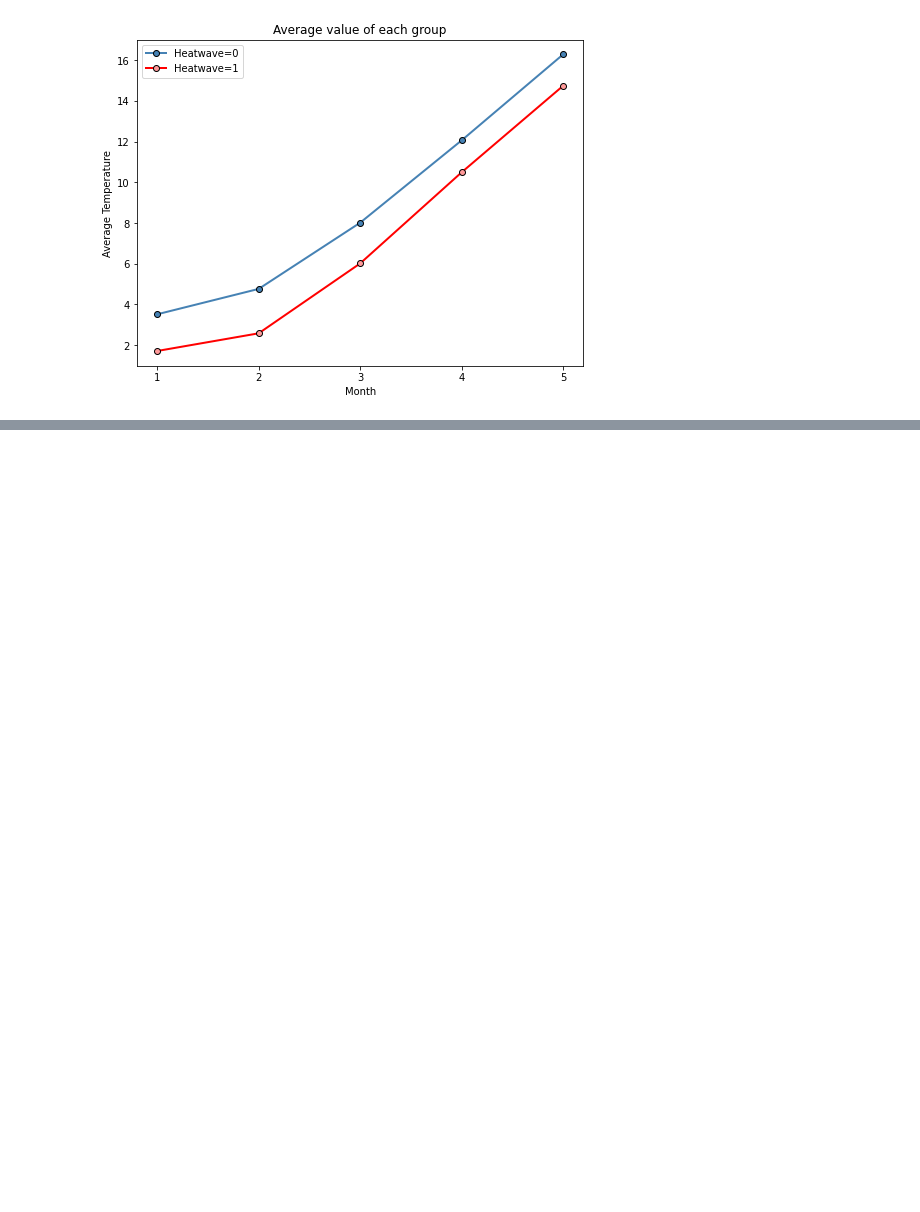
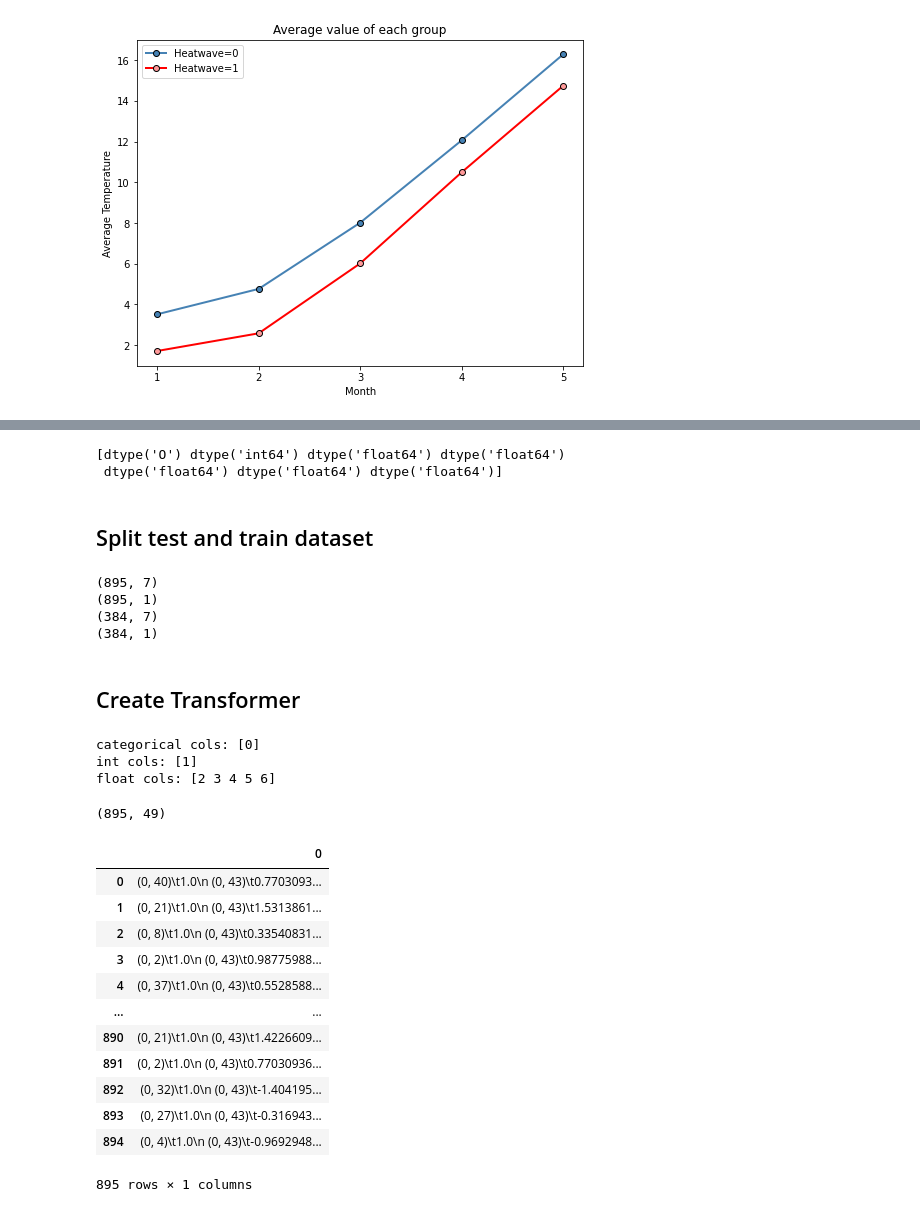
Before and after one commit to Themaoyc/MDA, a Jupyter notebook: Script/Predeict heatwaves.ipynb, the cells around one changed output, grey strips where cells are left out. Drawn from its saved outputs; the diff is of its cells as text; code cells hidden in the pictures; blank space fills up the shorter version.

```diff
--- a/Script/Predeict heatwaves.ipynb
+++ b/Script/Predeict heatwaves.ipynb
@@ -152,2 +166,62 @@ months0=pd.melt(months0.reset_index(), id_vars='index', value_vars=months0.colum
+# %%
+x = df[['Country','Year','January','February','March','April','May']]
+y = df[['Heatwave']]
+x_type = np.array(x.dtypes)
+print(x_type)
+# %% [output]
+[dtype('O') dtype('int64') dtype('float64') dtype('float64')
+ dtype('float64') dtype('float64') dtype('float64')]
+# %% [markdown]
+## Split test and train dataset
+# %%
+x_train, x_test, y_train, y_test = train_test_split(x, y, random_state=777,test_size=0.3, shuffle=True)
+print(x_train.shape)
+print(y_train.shape)
+print(x_test.shape)
+print(y_test.shape)
+# %% [output]
+(895, 7)
+(895, 1)
+(384, 7)
+(384, 1)
+# %% [markdown]
+## Create Transformer
+# %%
+int_ix = x_type==np.dtype('int64')
+int_cols = np.where(int_ix)
+float_ix = x_type==np.dtype('float64')
+float_cols = np.where(float_ix)
+categorical_ix = x_type==np.dtype('O')
+categorical_cols = np.where(categorical_ix)
+print('categorical cols:',categorical_cols[0])
+print('int cols:',int_cols[0])
+print('float cols:',float_cols[0])
+# %% [output]
+categorical cols: [0]
+int cols: [1]
+float cols: [2 3 4 5 6]
+# %%
+t = [('cat', OneHotEncoder(), categorical_cols[0]),('int', StandardScaler(), int_cols[0]),('float', StandardScaler(), float_cols[0])]
+col_transform = ColumnTransformer(transformers=t)
+x_train = col_transform.fit_transform(x_train)
+print(x_train.shape)
+# %% [output]
+(895, 49)
+# %%
+pd.DataFrame(x_train)
+# %% [output]
+|  | 0 |
+| 0 | (0, 40)\t1.0\n (0, 43)\t0.7703093... |
+| 1 | (0, 21)\t1.0\n (0, 43)\t1.5313861... |
+| 2 | (0, 8)\t1.0\n (0, 43)\t0.33540831... |
+| 3 | (0, 2)\t1.0\n (0, 43)\t0.98775988... |
+| 4 | (0, 37)\t1.0\n (0, 43)\t0.5528588... |
+| ... | ... |
+| 890 | (0, 21)\t1.0\n (0, 43)\t1.4226609... |
+| 891 | (0, 2)\t1.0\n (0, 43)\t0.77030936... |
+| 892 | (0, 32)\t1.0\n (0, 43)\t-1.404195... |
+| 893 | (0, 27)\t1.0\n (0, 43)\t-0.316943... |
+| 894 | (0, 4)\t1.0\n (0, 43)\t-0.9692948... |
+895 rows × 1 columns
 # %%
 # %% [output]
```
Also changed, not shown: parts of 12 cells of this notebook, 1 other file.
